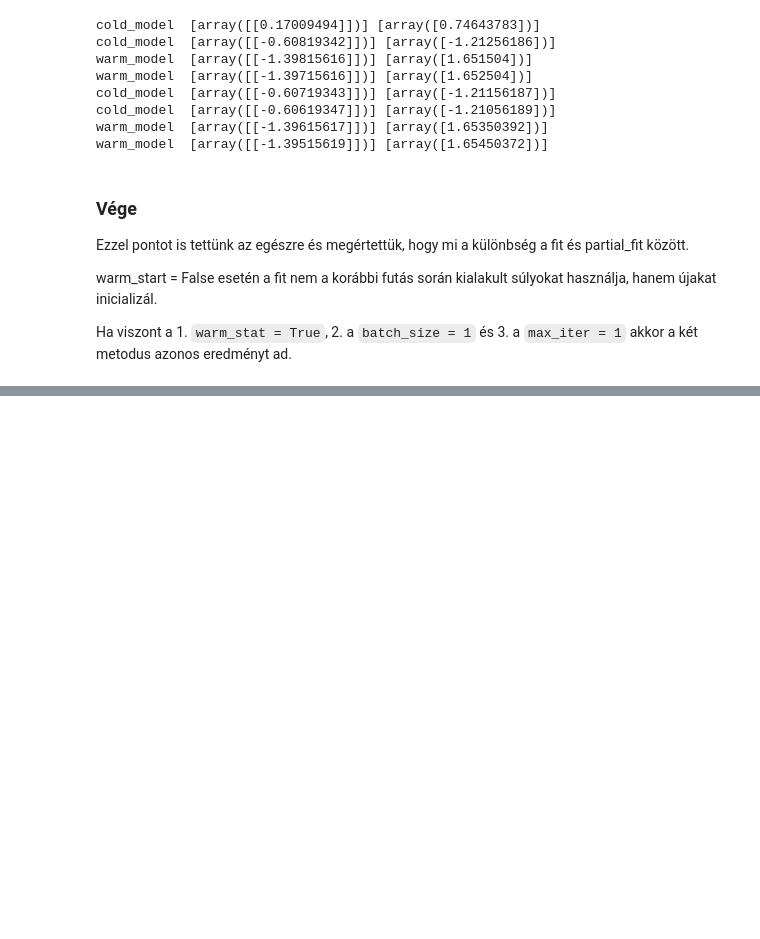
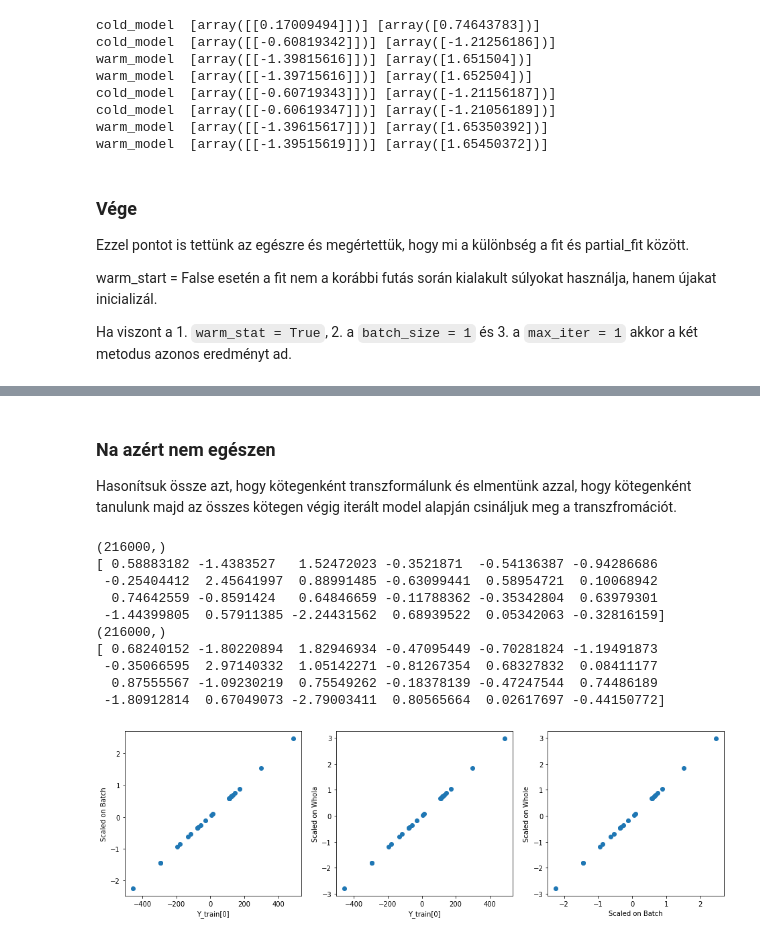
Before and after one commit to JoDeMiro/DeepLearningIntroduction, a Jupyter notebook: Sklearn_Online_Learning.ipynb, the cells around one changed output, grey strips where cells are left out. Drawn from its saved outputs; the diff is of its cells as text; code cells hidden in the pictures; blank space fills up the shorter version.

```diff
--- a/Sklearn_Online_Learning.ipynb
+++ b/Sklearn_Online_Learning.ipynb
@@ -653,0 +802,62 @@ Ha viszont a 1. `warm_stat = True`, 2. a `batch_size = 1` és 3. a `max_iter = 1
+# %% [markdown]
+### Na azért nem egészen
+
+Hasonítsuk össze azt, hogy kötegenként transzformálunk és elmentünk azzal, hogy kötegenként tanulunk majd az összes kötegen végig iterált model alapján csináljuk meg a transzfromációt.
+# %%
+from sklearn.preprocessing import StandardScaler
+
+### Scaling Data
+
+scaler = StandardScaler()
+
+y_batch_scaled_in_loop = []
+
+for i in range(Y_train.shape[0]):
+    y_batch = Y_train[i]
+    scaler.partial_fit(y_batch.reshape(-1, 1))
+    tmp = scaler.transform(y_batch.reshape(-1, 1))
+    y_batch_scaled_in_loop.append(tmp)
+
+y_scaled_type_1 = np.array(y_batch_scaled_in_loop).flatten()
+print(y_scaled_type_1.shape)
+print(y_scaled_type_1[0:24])
+
+# --
+
+# A feltanított scaler alapján újra skálázom az egészet
+
+y_batch_tranformed_in_loop = []
+
+for i in range(Y_train.shape[0]):
+    y_batch = Y_train[i]
+    # scaler.partial_fit(y_batch.reshape(-1, 1))        # <- nincs tanítás
+    tmp = scaler.transform(y_batch.reshape(-1, 1))
+    y_batch_tranformed_in_loop.append(tmp)
+
+y_scaled_type_2 = np.array(y_batch_tranformed_in_loop).flatten()
+print(y_scaled_type_2.shape)
+print(y_scaled_type_2[0:24])
+
+fig, (ax0, ax1, ax2) = plt.subplots(1, 3, figsize=(16, 4.5))
+ax0.scatter(Y_train[0], y_scaled_type_1[0:24])
+ax0.set_ylabel('Scaled on Batch')
+ax0.set_xlabel('Y_train[0]')
+ax1.scatter(Y_train[0], y_scaled_type_2[0:24])
+ax1.set_ylabel('Scaled on Whola')
+ax1.set_xlabel('Y_train[0]')
+ax2.scatter(y_scaled_type_1[0:24], y_scaled_type_2[0:24])
+ax2.set_ylabel('Scaled on Whole')
+ax2.set_xlabel('Scaled on Batch')
+plt.show()
+# %% [output]
+(216000,)
+[ 0.58883182 -1.4383527   1.52472023 -0.3521871  -0.54136387 -0.94286686
+ -0.25404412  2.45641997  0.88991485 -0.63099441  0.58954721  0.10068942
+  0.74642559 -0.8591424   0.64846659 -0.11788362 -0.35342804  0.63979301
+ -1.44399805  0.57911385 -2.24431562  0.68939522  0.05342063 -0.32816159]
+(216000,)
+[ 0.68240152 -1.80220894  1.82946934 -0.47095449 -0.70281824 -1.19491873
+ -0.35066595  2.97140332  1.05142271 -0.81267354  0.68327832  0.08411177
+  0.87555567 -1.09230219  0.75549262 -0.18378139 -0.47247544  0.74486189
+ -1.80912814  0.67049073 -2.79003411  0.80565664  0.02617697 -0.44150772]
+[figure, added]
```
Also changed, not shown: parts of 17 cells of this notebook.
